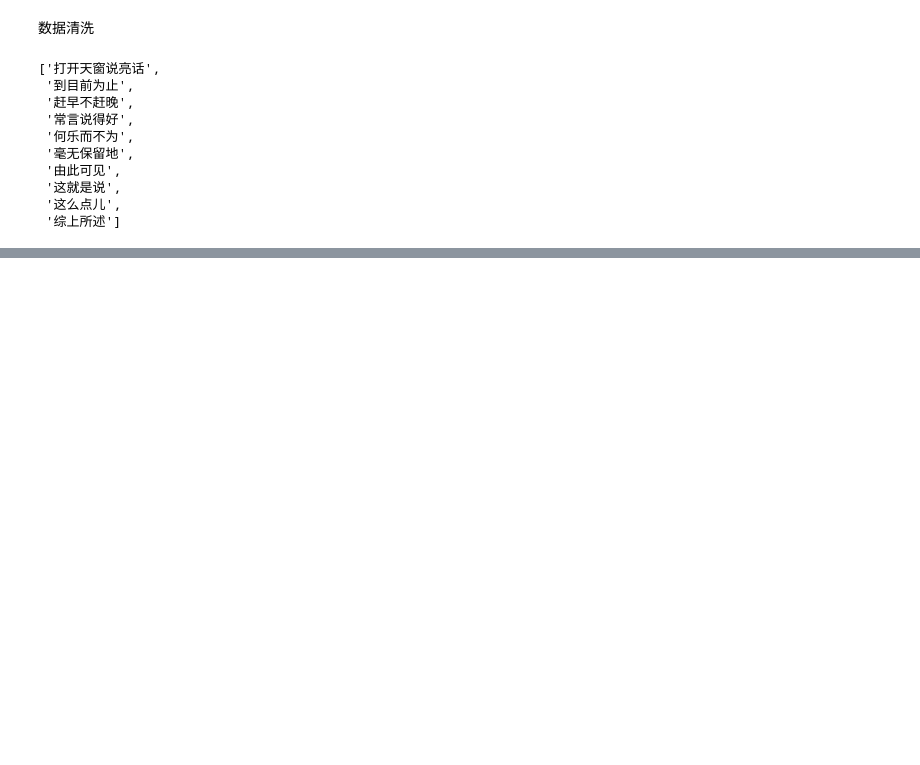
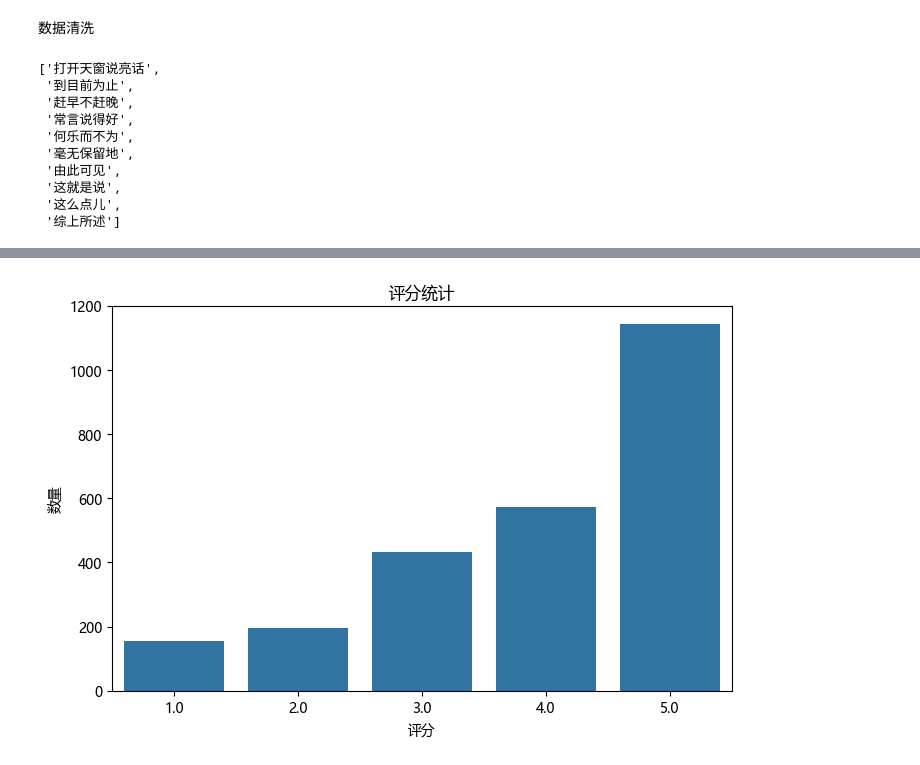
Before and after one commit to Luvisdaisy/Nezha, a Jupyter notebook: text_analystion.ipynb, the cells around one changed output, grey strips where cells are left out. Drawn from its saved outputs; the diff is of its cells as text; code cells hidden in the pictures; blank space fills up the shorter version.

```diff
--- a/text_analystion.ipynb
+++ b/text_analystion.ipynb
@@ -16,6 +20,10 @@ def clean_text(text: str, stopwords: list) -> str:
     :param stopwords: 停用词列表
     :return: 清洗后的文本
     """
+    # 分词
+    seg_list = jieba.cut(text)
+
+    text = ' '.join(seg_list)
     # 去除URL
     text = re.sub(r'http[s]?://\S+', '', text)
 
@@ -48,0 +46,10 @@ data.head()
+# %%
+data = pd.read_csv("douban_reviews.csv", encoding="utf-8")
+data["title"] = data["title"].astype(str)
+data["review"] = data["review"].astype(str)
+data["rating"] = data["rating"].replace("默认评分",0).astype(float)
+data["upvote"] = data["upvote"].replace("默认赞成",0).astype(int)
+data["downvote"] = data["downvote"].replace("默认反对",0).astype(int)
+data["rating"] = data["rating"]/10
+
+data.info()
@@ -63,6 +95,6 @@ stopwords[:10]
  '这么点儿',
  '综上所述']
 # %%
-data['review'] = data['review'].apply(lambda x: clean_text(x, stopwords))
-data['review'].head()
+data['seg_review'] = data['review'].apply(lambda x: clean_text(x, stopwords))
+data.head()
 # %% [output]
@@ -74,0 +111,13 @@ Name: review, dtype: object
+# %%
+# rating分布特征 仅保留 rating > 0 的数据
+ratings = data["rating"].dropna()
+ratings = ratings[ratings > 0]
+
+plt.figure(figsize=(8, 5))
+sns.countplot(x=ratings, order=sorted(ratings.unique()))
+plt.xlabel("评分")
+plt.ylabel("数量")
+plt.title("评分统计")
+plt.show()
+# %% [output]
+[figure, added]
```
Also changed, not shown: parts of 7 cells of this notebook.
